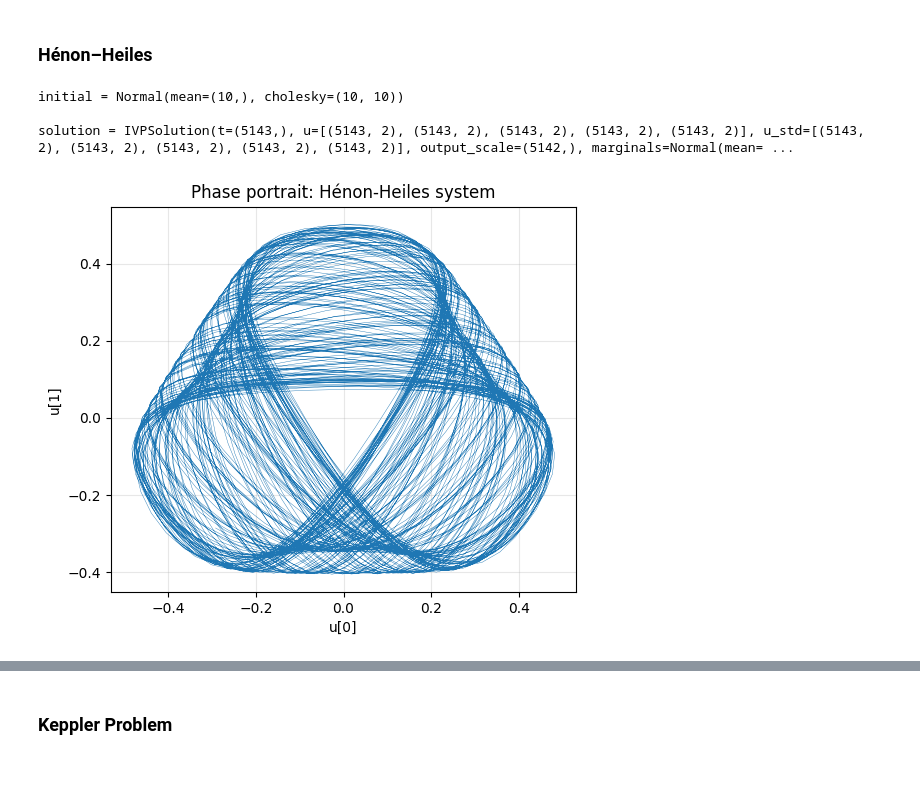
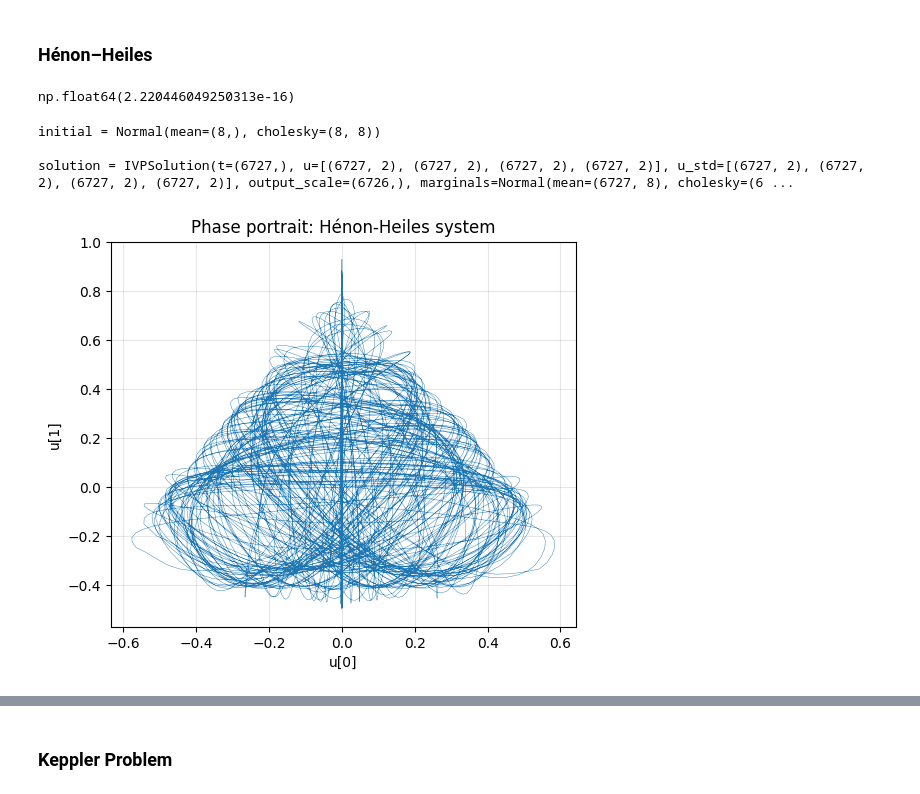
Before and after one commit to paufisch/ode_filters, a Jupyter notebook: probdiffeq.ipynb, the cells around one changed output, grey strips where cells are left out. Drawn from its saved outputs; the diff is of its cells as text; code cells hidden in the pictures.

```diff
--- a/probdiffeq.ipynb
+++ b/probdiffeq.ipynb
@@ -261,6 +261,10 @@ Nicos code is way more accurate than my naive impelentation, however conservatio
 The improved stability might be due the points in https://www.jmlr.org/papers/volume25/20-1423/20-1423.pdf
 # %% [markdown]
 ### Hénon–Heiles
+# %%
+jnp.finfo(float).eps
+# %% [output]
+np.float64(2.220446049250313e-16)
 # %%
 def vf(y, y_prime, *, t):
     """Evaluate the Henon-Heiles vector field."""
@@ -276,46 +280,48 @@ u0_prime = jnp.asarray([0.5, 0.])
 t0, t1 = 0.0, 1000.0
 
 
-tcoeffs = taylor.odejet_padded_scan(lambda y: vf(y, u0_prime,  t=t0), (u0,), num=4)
+tcoeffs = taylor.odejet_padded_scan(lambda y: vf(y, u0_prime,  t=t0), (u0,), num=3)
 tcoeffs[1] = u0_prime
 
 init, ibm, ssm = ivpsolvers.prior_wiener_integrated(tcoeffs, ssm_fact="dense")
 
 # Build a solver
 ts1 = ivpsolvers.correction_ts1(vf, ssm=ssm, ode_order=2)
-#strategy = ivpsolvers.strategy_filter(ssm=ssm)
-strategy = ivpsolvers.strategy_smoother(ssm=ssm)
-solver = ivpsolvers.solver(ssm=ssm, strategy=strategy, prior=ibm, correction=ts1)
+strategy = ivpsolvers.strategy_filter(ssm=ssm)
+#strategy = ivpsolvers.strategy_smoother(ssm=ssm)
+solver = ivpsolvers.solver_dynamic(ssm=ssm, strategy=strategy, prior=ibm, correction=ts1)
+
+
 #adaptive_solver = ivpsolvers.adaptive(solver, ssm=ssm)
-
-adaptive_solver = ivpsolvers.adaptive(solver, atol=1e-3, rtol=5e-3, ssm=ssm)
+controler = ivpsolvers.control_proportional_integral()
+adaptive_solver = ivpsolvers.adaptive(solver, atol=1e-3, rtol=5e-3, ssm=ssm, control=controler)
 
 dt0 = ivpsolve.dt0(lambda y: vf(y, u0_prime, t=t0), (u0,))
 # Solve the ODE
-ts = jnp.linspace(t0, t1, endpoint=True, num=10000)
 
+#ts = jnp.linspace(t0, t1, endpoint=True, num=10000)
 #solution = ivpsolve.solve_adaptive_save_at(
 #    init, save_at=ts, dt0=dt0, adaptive_solver=adaptive_solver, ssm=ssm
 #)
 
 solution = ivpsolve.solve_adaptive_save_every_step(init, t0=t0, t1=t1, adaptive_solver=adaptive_solver, dt0=dt0, ssm=ssm)
 
 # Look at the solution
 print(f"\ninitial = {jax.tree.map(jnp.shape, init)}")
 print(f"\nsolution = {jax.tree.map(jnp.shape, solution)}")
 
 # FIXED: Access solution.u[0] directly - no conversion, no block_until_ready needed!
 u_plot = solution.u[0]  # This is instant - it's already computed!
 
 plt.figure(figsize=(6, 5))
 plt.plot(u_plot[:, 0], u_plot[:, 1], alpha=1., linestyle='-', linewidth=0.3)
 plt.xlabel("u[0]")
 plt.ylabel("u[1]")
 plt.title("Phase portrait: Hénon-Heiles system")
 plt.grid(True, alpha=0.3)
 plt.show()
 # %% [output]
-initial = Normal(mean=(10,), cholesky=(10, 10))
+initial = Normal(mean=(8,), cholesky=(8, 8))
 
-solution = IVPSolution(t=(5143,), u=[(5143, 2), (5143, 2), (5143, 2), (5143, 2), (5143, 2)], u_std=[(5143, 2), (5143, 2), (5143, 2), (5143, 2), (5143, 2)], output_scale=(5142,), marginals=Normal(mean= ...
+solution = IVPSolution(t=(6727,), u=[(6727, 2), (6727, 2), (6727, 2), (6727, 2)], u_std=[(6727, 2), (6727, 2), (6727, 2), (6727, 2)], output_scale=(6726,), marginals=Normal(mean=(6727, 8), cholesky=(6 ...
-[figure, old version]
+[figure, new version]
```
Also changed, not shown: parts of 1 cell of this notebook.
